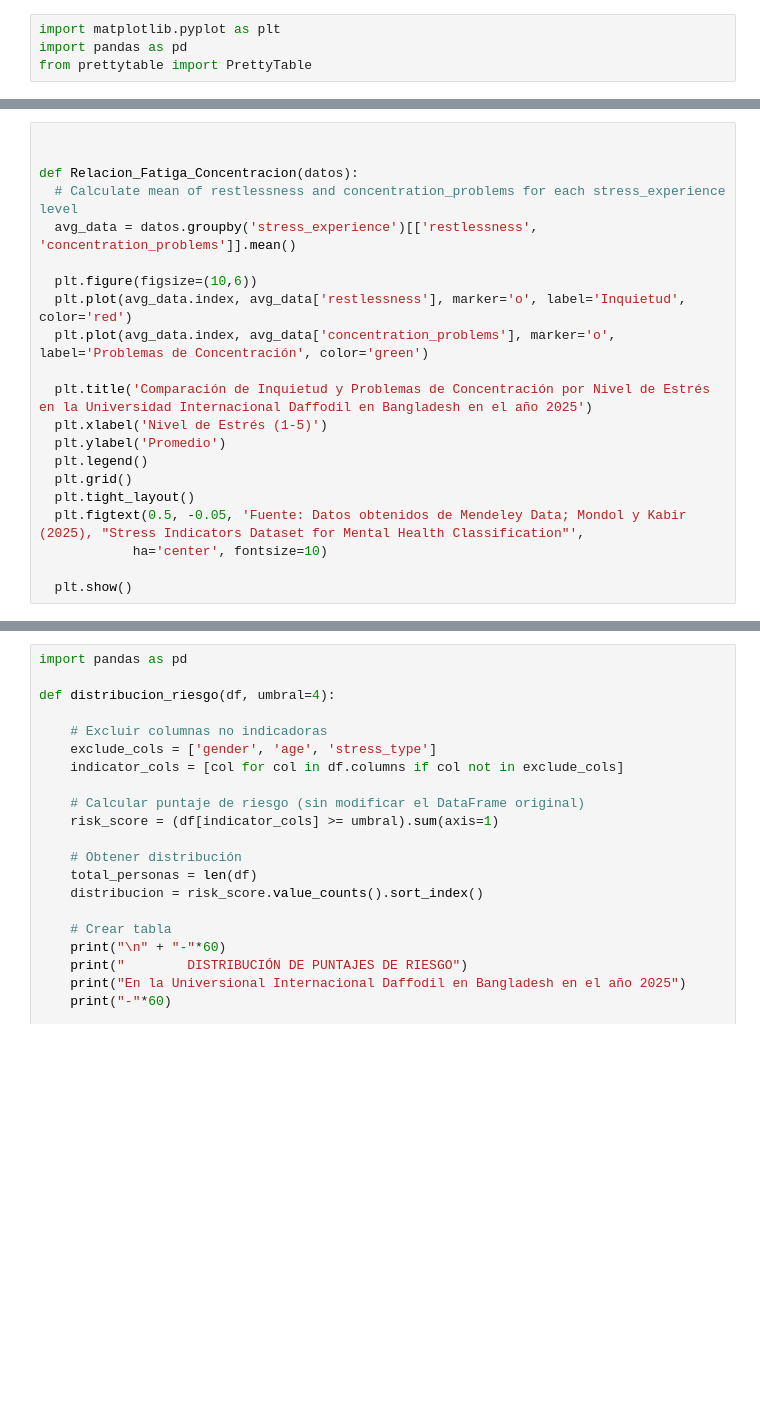
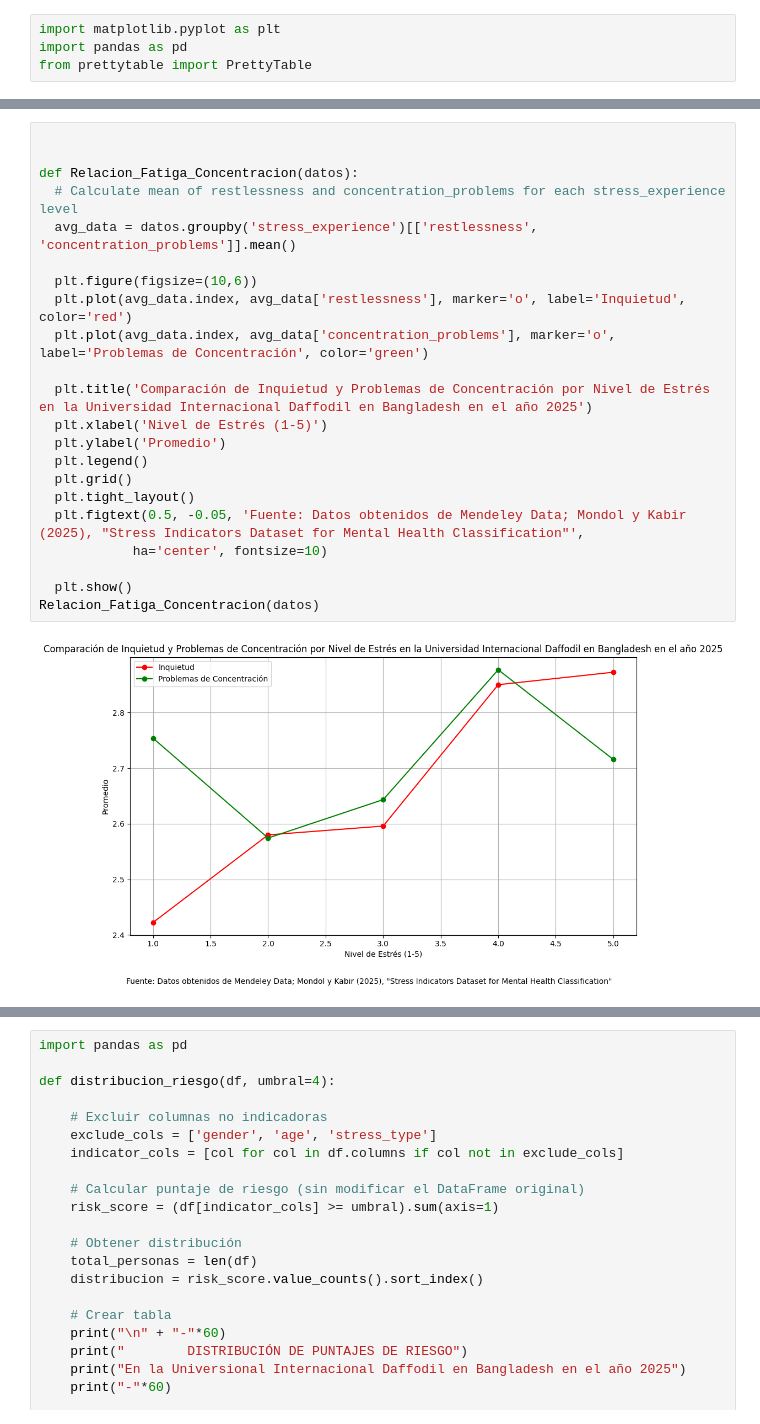
Before and after one commit to BrayanAQ/Analisis-del-estres-acad-mico-en-estudiantes-universitarios-de-Bangladesh-mediante-Python-en-el-2025, a Jupyter notebook: Funciones_proyecto.ipynb, the cells around one changed output, grey strips where cells are left out. Saved outputs shown, nothing was run; the diff lists cells and outputs as text; blank space fills up the shorter version.

```diff
--- a/Funciones_proyecto.ipynb
+++ b/Funciones_proyecto.ipynb
@@ -55,24 +61,27 @@ def Relacion_Rendimiento_BalanceVida(datos):
 # %%
 
 
 def Relacion_Fatiga_Concentracion(datos):
   # Calculate mean of restlessness and concentration_problems for each stress_experience level
   avg_data = datos.groupby('stress_experience')[['restlessness', 'concentration_problems']].mean()
 
   plt.figure(figsize=(10,6))
   plt.plot(avg_data.index, avg_data['restlessness'], marker='o', label='Inquietud', color='red')
   plt.plot(avg_data.index, avg_data['concentration_problems'], marker='o', label='Problemas de Concentración', color='green')
 
   plt.title('Comparación de Inquietud y Problemas de Concentración por Nivel de Estrés en la Universidad Internacional Daffodil en Bangladesh en el año 2025')
   plt.xlabel('Nivel de Estrés (1-5)')
   plt.ylabel('Promedio')
   plt.legend()
   plt.grid()
   plt.tight_layout()
   plt.figtext(0.5, -0.05, 'Fuente: Datos obtenidos de Mendeley Data; Mondol y Kabir (2025), "Stress Indicators Dataset for Mental Health Classification"',
             ha='center', fontsize=10)
 
   plt.show()
+Relacion_Fatiga_Concentracion(datos)
+# %% [output]
+[figure, added]
 # %%
 
 def Relacion_FaltasDeSueño_Sobrecarga(datos):
```
Also changed, not shown: parts of 7 cells of this notebook.
